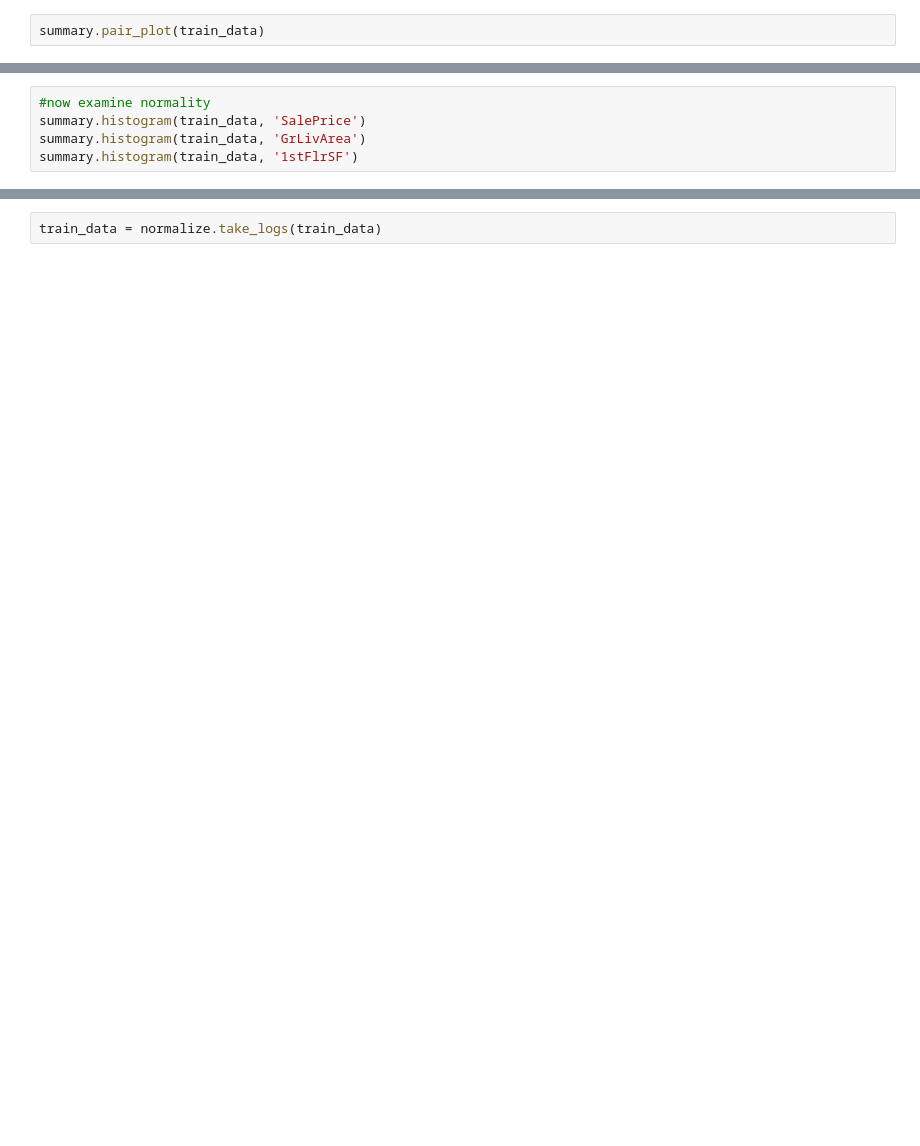
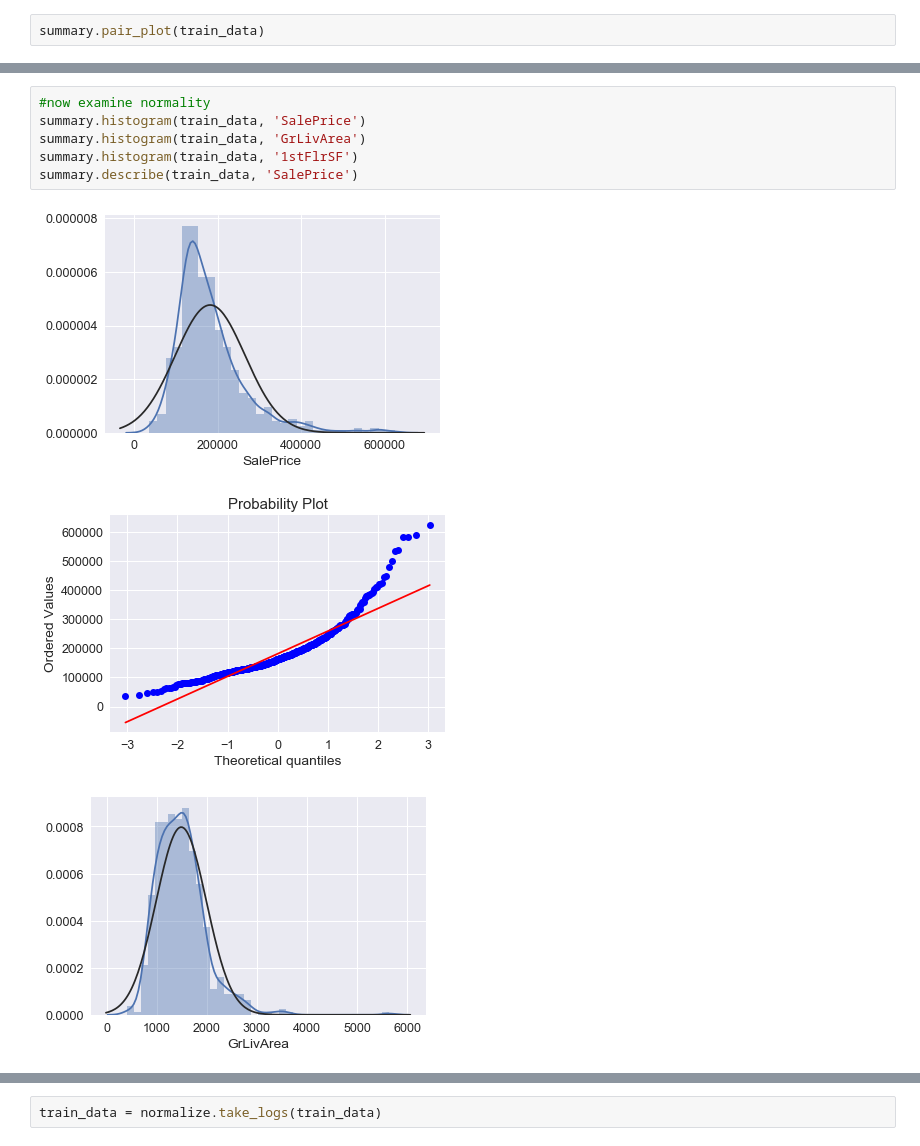
Before and after one commit to CpuKnows/CS-412-Class-Project, a Jupyter notebook: src/data_preprocessing/data_processing.ipynb, the cells around one changed output, grey strips where cells are left out. Saved outputs shown, nothing was run; the diff lists cells and outputs as text; blank space fills up the shorter version.

```diff
--- a/src/data_preprocessing/data_processing.ipynb
+++ b/src/data_preprocessing/data_processing.ipynb
@@ -89,5 +80,10 @@ summary.histogram(train_data, 'SalePrice')
 # %%
 #now examine normality
 summary.histogram(train_data, 'SalePrice')
 summary.histogram(train_data, 'GrLivArea')
 summary.histogram(train_data, '1stFlrSF')
+summary.describe(train_data, 'SalePrice')
+# %% [output]
+[figure, added]
+[figure, added]
+[figure, added]
```
Also changed, not shown: parts of 11 cells of this notebook, 6 other files.
